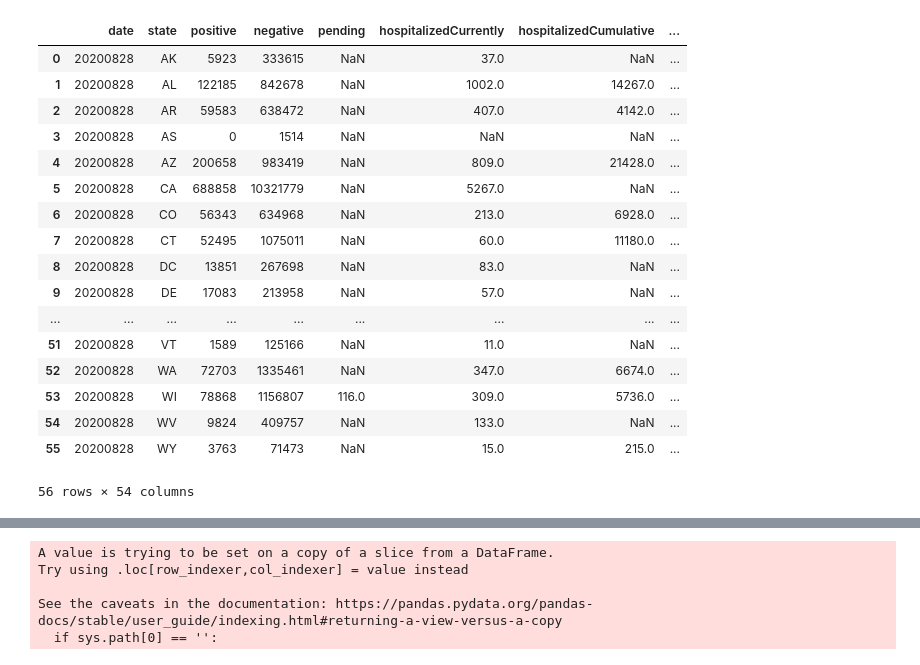
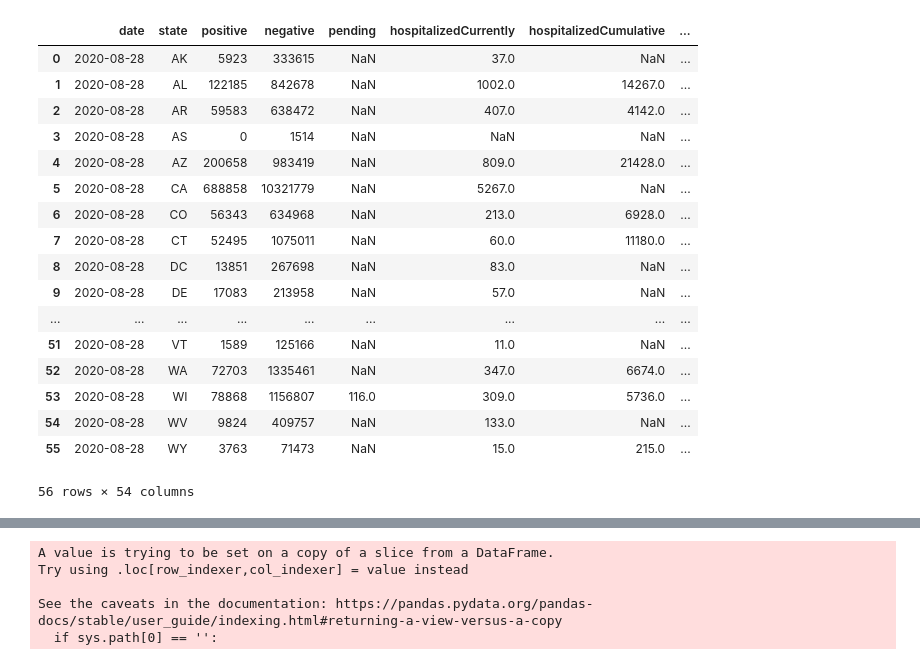
Before and after one commit to jamisonunruh24/Project-1, a Jupyter notebook: Project_Working_Data.ipynb, the cells around one changed output, grey strips where cells are left out. Drawn from its saved outputs; the diff is of its cells as text; code cells hidden in the pictures.

```diff
--- a/Project_Working_Data.ipynb
+++ b/Project_Working_Data.ipynb
@@ -14,25 +14,26 @@ county_population_file = pd.read_csv("data_sources/qventus-covid-19-localized-sc
 # %%
 url = "https://api.covidtracking.com/v1/states/current.json"
 state_current_data = (requests.get(url)).json()
 state_current_data=pd.DataFrame(state_current_data)
+state_current_data['date'] = pd.to_datetime(state_current_data['date'], format='%Y%m%d')
 # %% [output]
 |  | date | state | positive | negative | pending | hospitalizedCurrently | hospitalizedCumulative | ... |
-| 0 | 20200828 | AK | 5923 | 333615 | NaN | 37.0 | NaN | ... |
-| 1 | 20200828 | AL | 122185 | 842678 | NaN | 1002.0 | 14267.0 | ... |
-| 2 | 20200828 | AR | 59583 | 638472 | NaN | 407.0 | 4142.0 | ... |
-| 3 | 20200828 | AS | 0 | 1514 | NaN | NaN | NaN | ... |
-| 4 | 20200828 | AZ | 200658 | 983419 | NaN | 809.0 | 21428.0 | ... |
-| 5 | 20200828 | CA | 688858 | 10321779 | NaN | 5267.0 | NaN | ... |
-| 6 | 20200828 | CO | 56343 | 634968 | NaN | 213.0 | 6928.0 | ... |
-| 7 | 20200828 | CT | 52495 | 1075011 | NaN | 60.0 | 11180.0 | ... |
-| 8 | 20200828 | DC | 13851 | 267698 | NaN | 83.0 | NaN | ... |
-| 9 | 20200828 | DE | 17083 | 213958 | NaN | 57.0 | NaN | ... |
+| 0 | 2020-08-28 | AK | 5923 | 333615 | NaN | 37.0 | NaN | ... |
+| 1 | 2020-08-28 | AL | 122185 | 842678 | NaN | 1002.0 | 14267.0 | ... |
+| 2 | 2020-08-28 | AR | 59583 | 638472 | NaN | 407.0 | 4142.0 | ... |
+| 3 | 2020-08-28 | AS | 0 | 1514 | NaN | NaN | NaN | ... |
+| 4 | 2020-08-28 | AZ | 200658 | 983419 | NaN | 809.0 | 21428.0 | ... |
+| 5 | 2020-08-28 | CA | 688858 | 10321779 | NaN | 5267.0 | NaN | ... |
+| 6 | 2020-08-28 | CO | 56343 | 634968 | NaN | 213.0 | 6928.0 | ... |
+| 7 | 2020-08-28 | CT | 52495 | 1075011 | NaN | 60.0 | 11180.0 | ... |
+| 8 | 2020-08-28 | DC | 13851 | 267698 | NaN | 83.0 | NaN | ... |
+| 9 | 2020-08-28 | DE | 17083 | 213958 | NaN | 57.0 | NaN | ... |
 | ... | ... | ... | ... | ... | ... | ... | ... | ... |
-| 51 | 20200828 | VT | 1589 | 125166 | NaN | 11.0 | NaN | ... |
-| 52 | 20200828 | WA | 72703 | 1335461 | NaN | 347.0 | 6674.0 | ... |
-| 53 | 20200828 | WI | 78868 | 1156807 | 116.0 | 309.0 | 5736.0 | ... |
-| 54 | 20200828 | WV | 9824 | 409757 | NaN | 133.0 | NaN | ... |
-| 55 | 20200828 | WY | 3763 | 71473 | NaN | 15.0 | 215.0 | ... |
+| 51 | 2020-08-28 | VT | 1589 | 125166 | NaN | 11.0 | NaN | ... |
+| 52 | 2020-08-28 | WA | 72703 | 1335461 | NaN | 347.0 | 6674.0 | ... |
+| 53 | 2020-08-28 | WI | 78868 | 1156807 | 116.0 | 309.0 | 5736.0 | ... |
+| 54 | 2020-08-28 | WV | 9824 | 409757 | NaN | 133.0 | NaN | ... |
+| 55 | 2020-08-28 | WY | 3763 | 71473 | NaN | 15.0 | 215.0 | ... |
 56 rows × 54 columns
 # %%
 url = "https://api.covidtracking.com/v1/states/daily.json"
```
Also changed, not shown: parts of 2 cells of this notebook.
